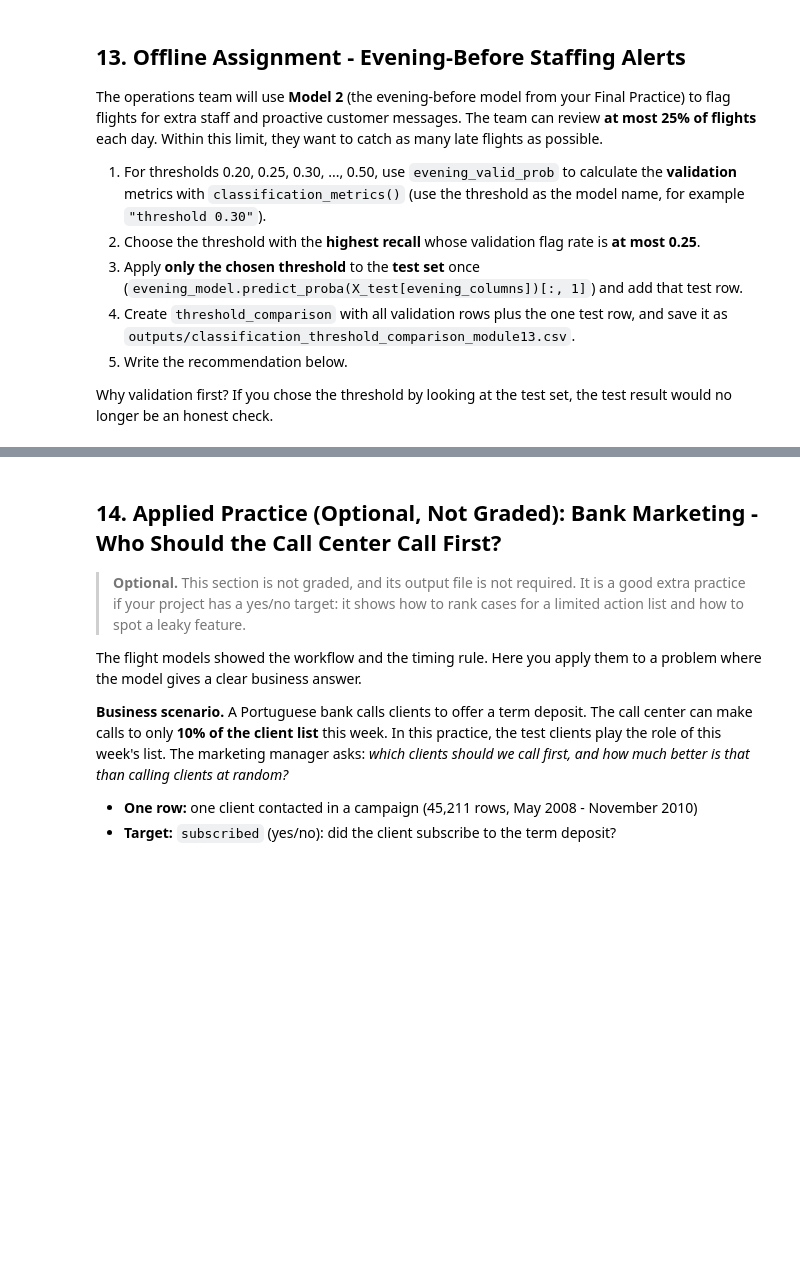
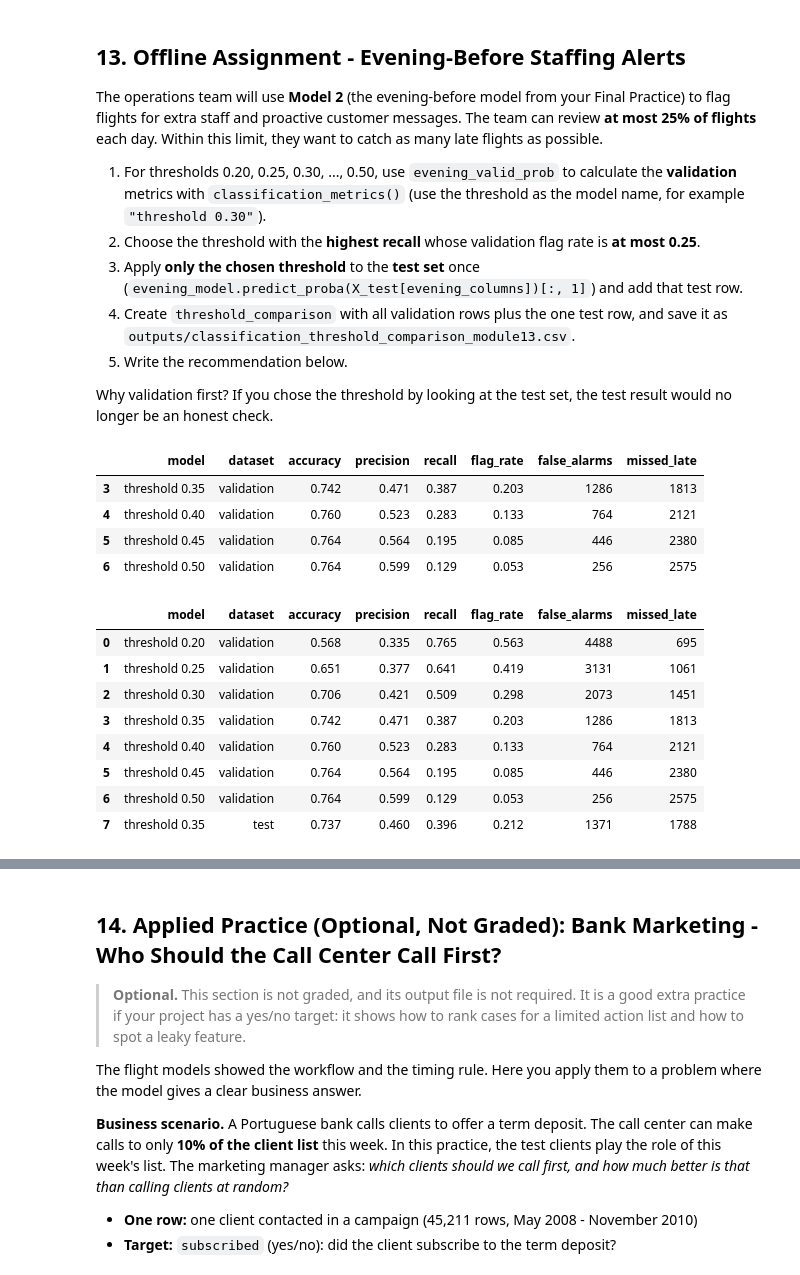
Before and after one commit to MFUTSA/ban6003-week-12-13-modeling-Matt-Flores, a Jupyter notebook: notebooks/module13_classification_guided_lab.ipynb, the cells around one changed output, grey strips where cells are left out. Saved outputs shown, nothing was run; the diff lists cells and outputs as text; code cells hidden in the pictures; blank space fills up the shorter version.

Commit message:
Complete Module 13 classification lab

```diff
--- a/notebooks/module13_classification_guided_lab.ipynb
+++ b/notebooks/module13_classification_guided_lab.ipynb
@@ -610,15 +610,57 @@ Why validation first? If you chose the threshold by looking at the test set, the
 # %%
 # Offline Assignment - your code here
 # Hints:
 # - rows = []
 #   for threshold in [0.20, 0.25, 0.30, 0.35, 0.40, 0.45, 0.50]:
 #       pred = (evening_valid_prob >= threshold).astype(int)
 #       rows.append(classification_metrics(f"threshold {threshold:.2f}", "validation", y_valid, pred))
 # - Use the validation flag_rate column to keep only thresholds with flag_rate <= 0.25,
 #   then pick the one with the highest recall.
 # - Apply only that threshold to the test probabilities and append one "test" row. Name it the same way,
 #   for example classification_metrics("threshold 0.35", "test", y_test, test_pred) if you chose 0.35.
 # - threshold_comparison = pd.DataFrame(rows); save it with output_dir / the requested filename.
+
+rows = []
+for threshold in [0.20, 0.25, 0.30, 0.35, 0.40, 0.45, 0.50]:
+    pred = (evening_valid_prob >= threshold).astype(int)
+    rows.append(classification_metrics(f"threshold {threshold:.2f}", "validation", y_valid, pred))
+
+threshold_table = pd.DataFrame(rows)
+
+filtered_rows = threshold_table.query("flag_rate <= 0.25")
+
+display(filtered_rows.round(3))
+
+# Column 1 of evening_test_prob is the probability of being late
+evening_test_prob = evening_model.predict_proba(X_test[evening_columns])[:, 1]
+
+# Flag a flight as late when that probability is 0.35 or higher
+test_pred = (evening_test_prob >= 0.35).astype(int)
+
+rows.append(classification_metrics("threshold 0.35", "test", y_test, test_pred))
+
+threshold_comparison = pd.DataFrame(rows)
+
+# save to output_dir here
+threshold_comparison_path = output_dir / "classification_threshold_comparison_module13.csv"
+threshold_comparison.to_csv(threshold_comparison_path, index=False)
+
+threshold_comparison.round(3)
+# %% [output]
+|  | model | dataset | accuracy | precision | recall | flag_rate | false_alarms | missed_late |
+| 3 | threshold 0.35 | validation | 0.742 | 0.471 | 0.387 | 0.203 | 1286 | 1813 |
+| 4 | threshold 0.40 | validation | 0.760 | 0.523 | 0.283 | 0.133 | 764 | 2121 |
+| 5 | threshold 0.45 | validation | 0.764 | 0.564 | 0.195 | 0.085 | 446 | 2380 |
+| 6 | threshold 0.50 | validation | 0.764 | 0.599 | 0.129 | 0.053 | 256 | 2575 |
+|  | model | dataset | accuracy | precision | recall | flag_rate | false_alarms | missed_late |
+| 0 | threshold 0.20 | validation | 0.568 | 0.335 | 0.765 | 0.563 | 4488 | 695 |
+| 1 | threshold 0.25 | validation | 0.651 | 0.377 | 0.641 | 0.419 | 3131 | 1061 |
+| 2 | threshold 0.30 | validation | 0.706 | 0.421 | 0.509 | 0.298 | 2073 | 1451 |
+| 3 | threshold 0.35 | validation | 0.742 | 0.471 | 0.387 | 0.203 | 1286 | 1813 |
+| 4 | threshold 0.40 | validation | 0.760 | 0.523 | 0.283 | 0.133 | 764 | 2121 |
+| 5 | threshold 0.45 | validation | 0.764 | 0.564 | 0.195 | 0.085 | 446 | 2380 |
+| 6 | threshold 0.50 | validation | 0.764 | 0.599 | 0.129 | 0.053 | 256 | 2575 |
+| 7 | threshold 0.35 | test | 0.737 | 0.460 | 0.396 | 0.212 | 1371 | 1788 |
 # %% [markdown]
 ### Staffing Alert Recommendation
 
```
Also changed, not shown: parts of 7 cells of this notebook, 1 other file.
